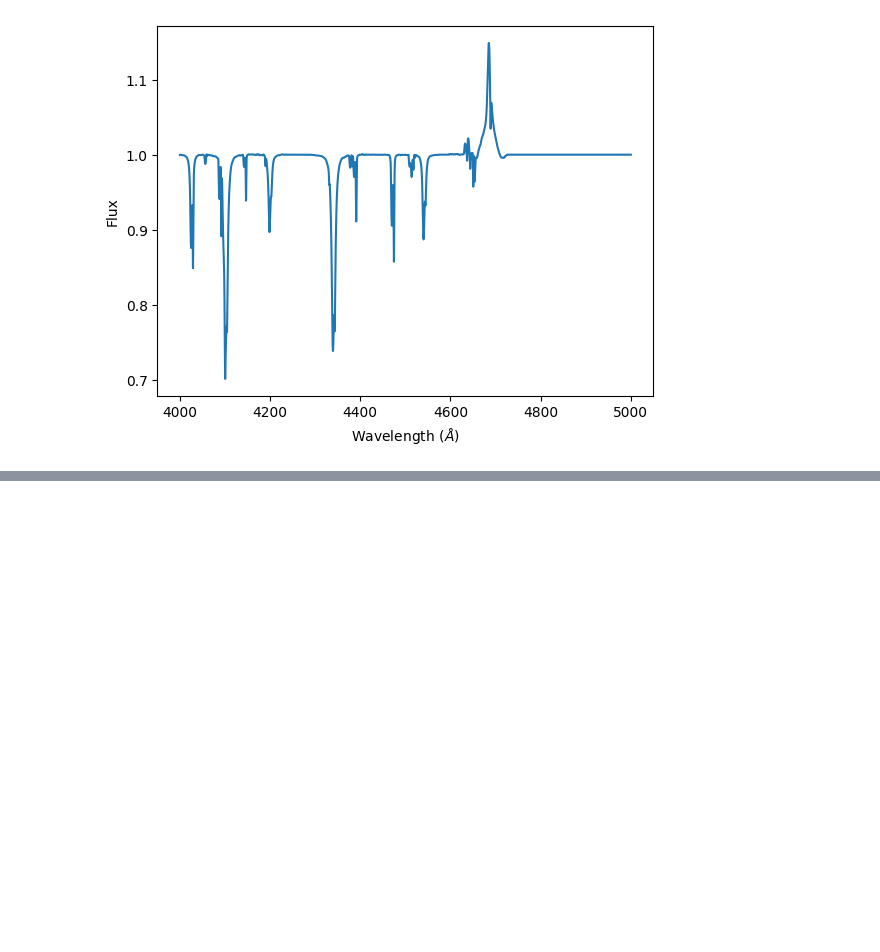
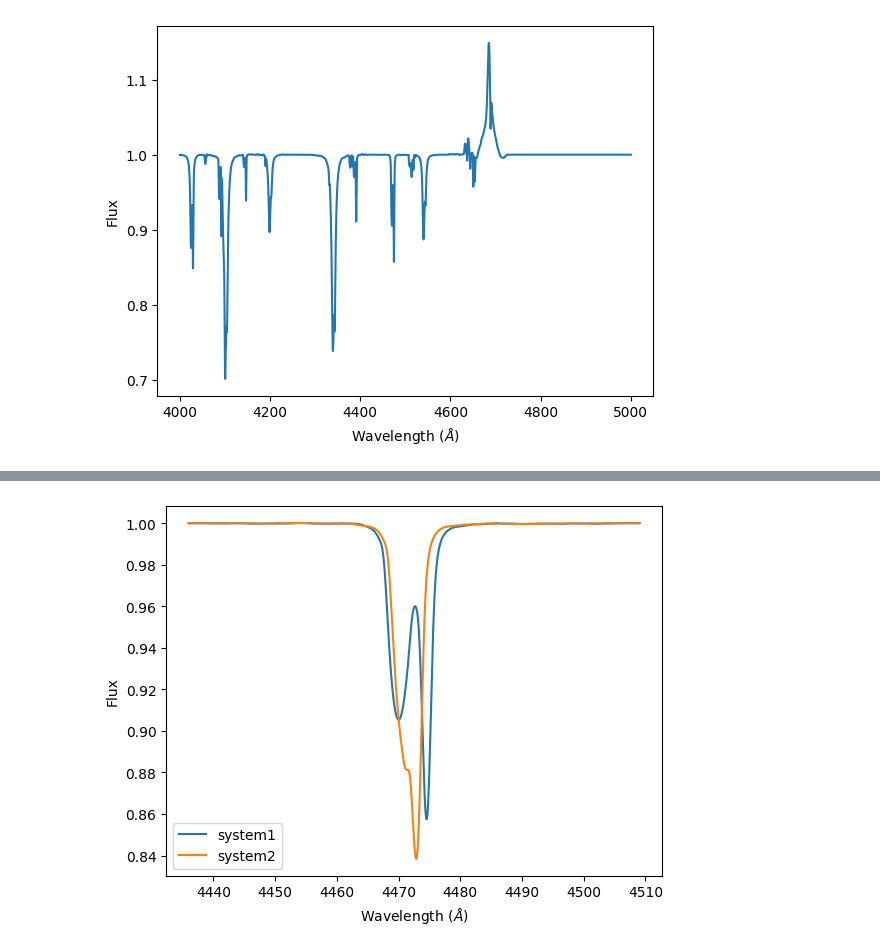
Before and after one commit to MichaelAbdul-Masih/SpecFANN, a Jupyter notebook: SpecFANN_Tutorial.ipynb, the cells around one changed output, grey strips where cells are left out. Cells and saved outputs as stored; diff of their text form; code cells hidden in the pictures; blank space fills up the shorter version.

Commit message:
updates to composite model gen

```diff
--- a/SpecFANN_Tutorial.ipynb
+++ b/SpecFANN_Tutorial.ipynb
@@ -379,0 +386,19 @@ plt.show()
+# %%
+s = specfann.composite()
+
+s.add_line('HDELTA')
+s.add_line('HGAMMA')
+s.add_line('HEI4026')
+s.add_line('HEI4143')
+s.add_line('HEI4387')
+s.add_line('HEI4471')
+s.add_line('HEII4200')
+s.add_line('HEII4541')
+s.add_line('HEII4686')
+s.add_line('CIII4186')
+s.add_line('CIII4650')
+s.add_line('NIII4379')
+s.add_line('NIIIqua')
+s.add_line('NIIItrip')
+s.add_line('NIV4058')
+s.add_line('OIII5592')
@@ -379,0 +427,18 @@ plt.show()
+# %%
+# system = [inst_res, logf, teff_1, logg_1, raidus_1, he_1, c_1, n_1, o_1, si_1, vrot_1, vmacro_1, rv_1, lr_1, teff_2, logg_2, raidus_2, he_2, c_2, n_2, o_2, si_2, vrot_2, vmacro_2, delta_rv]
+system_1 = [85000, 0.0, 40000, 4.0, 7.0, 0.15, 7.5, 8.5, 7.5, 7.5, 150, 20, -100, 0.6, 35000, 4.0, 6.0, 0.1, 7.5, 7.5, 7.5, 7.5, 60, 20, 300]
+system_2 = [85000, 0.0, 40000, 4.0, 7.0, 0.15, 7.5, 8.5, 7.5, 7.5, 150, 20, -50, 0.6, 35000, 4.0, 6.0, 0.1, 7.5, 7.5, 7.5, 7.5, 60, 20, 150]
+# %%
+models = s.generate_model(np.array([system_1, system_2]))
+# %%
+import matplotlib.pyplot as plt
+
+fig, ax = plt.subplots()
+plt.plot(models['HEI4471']['wavelengths'], models['HEI4471']['fluxes'][0], label = 'system1')
+plt.plot(models['HEI4471']['wavelengths'], models['HEI4471']['fluxes'][1], label = 'system2')
+plt.xlabel(r'Wavelength ($\AA$)')
+plt.ylabel('Flux')
+plt.legend(loc='best')
+plt.show()
+# %% [output]
+[figure, added]
```
Also changed, not shown: parts of 8 cells of this notebook, 6 other files.
